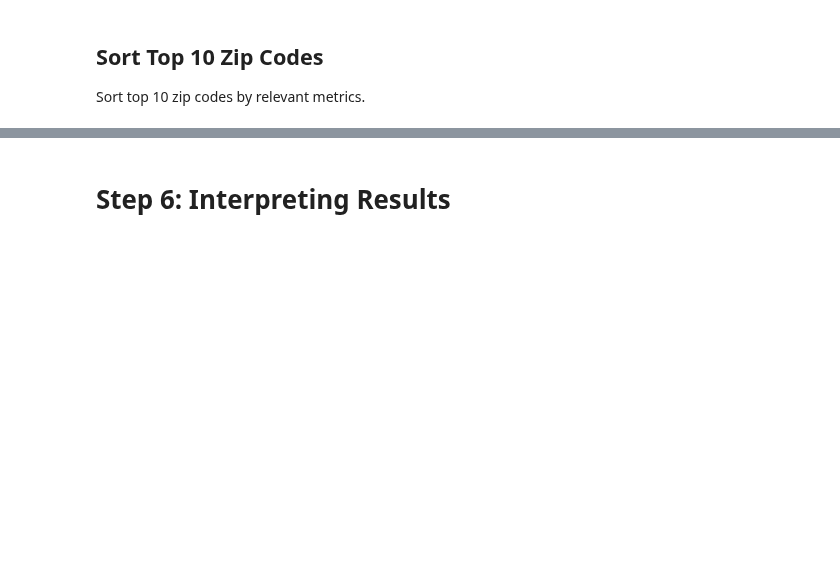
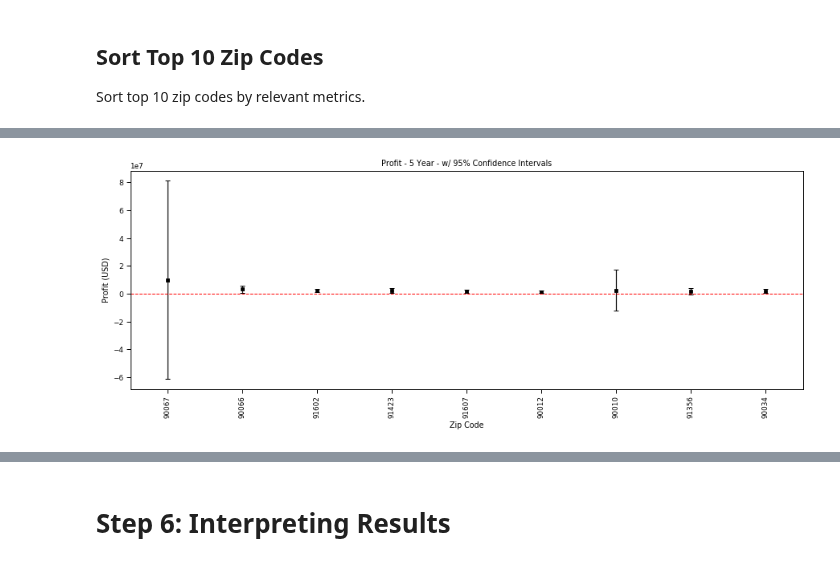
Before and after one commit to JessicaFB/Apple-vs-Android-Twitter-NLP, a Jupyter notebook: starter_notebook.ipynb, the cells around one changed output, grey strips where cells are left out. Cells and saved outputs as stored; diff of their text form; code cells hidden in the pictures; blank space fills up the shorter version.

```diff
--- a/starter_notebook.ipynb
+++ b/starter_notebook.ipynb
@@ -489,11 +468,26 @@ Sort by predicted mean
 # %%
 
 def projections(zipcodes,ts,years):
+    '''
+
+    '''
+
+    # Define steps for forecasting
     steps = years*12
+
+    # Create list to append projection metrics
     projections = []
+
+    # Iterate through time series of each zip code
     for zipcode in zipcodes:
+
+        # Time series of zip code
         ts_zipcode = ts[ts['RegionName'] == zipcode]
+
+        # Set index to time
         ts_zipcode.index = ts_zipcode['time']
+
+
         to_drop = ['RegionName','City','State','Metro','CountyName','time']
         ts_zipcode = ts_zipcode.drop(to_drop, axis=1)
 
@@ -580,0 +660,4 @@ def top5():
+# %%
+plot_top_zipcodes(top_10_roi, metric='profit')
+# %% [output]
+[figure, added]
```
Also changed, not shown: parts of 18 cells of this notebook.
